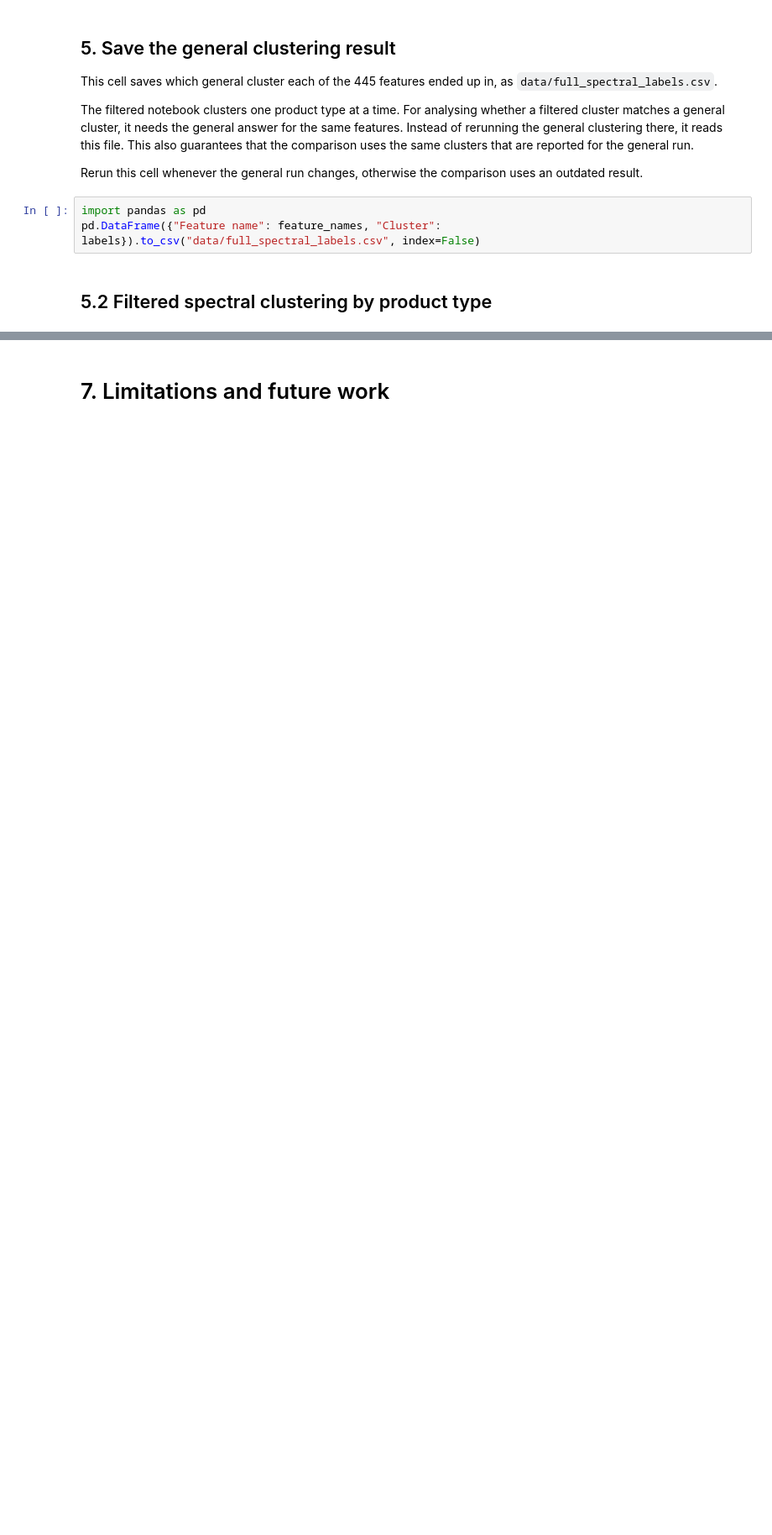
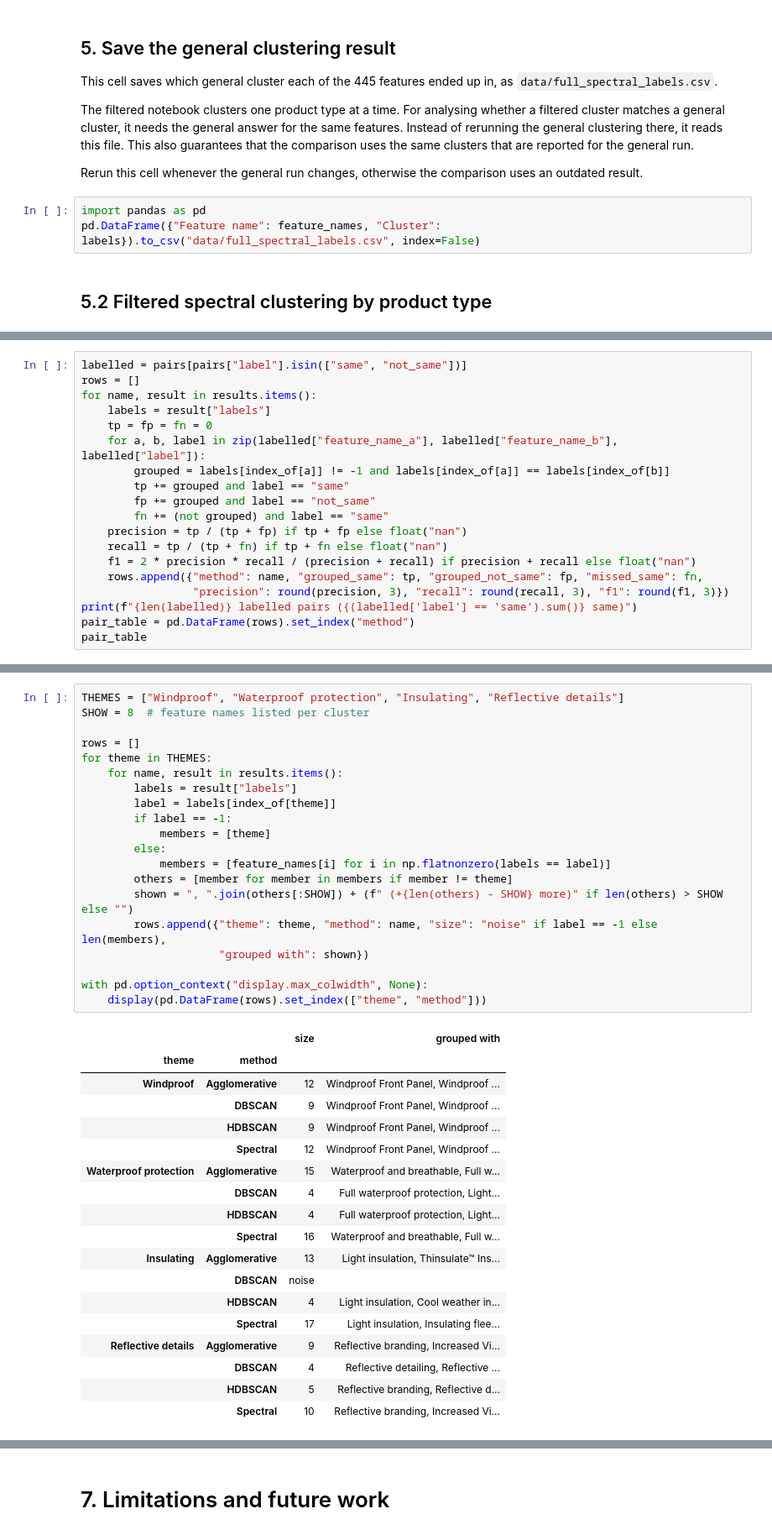
Before and after one commit to dumitritamacarenco/CTFDS-Project, a Jupyter notebook: final_report.ipynb, the cells around one changed output, grey strips where cells are left out. Shown at 84% size. Saved outputs shown, nothing was run; the diff lists cells and outputs as text; blank space fills up the shorter version.

```diff
--- a/final_report.ipynb
+++ b/final_report.ipynb
@@ -2619,0 +2689,19 @@ display(HTML(figure.to_html(full_html=False, include_plotlyjs="cdn")))
+# %%
+labelled = pairs[pairs["label"].isin(["same", "not_same"])]
+rows = []
+for name, result in results.items():
+    labels = result["labels"]
+    tp = fp = fn = 0
+    for a, b, label in zip(labelled["feature_name_a"], labelled["feature_name_b"], labelled["label"]):
+        grouped = labels[index_of[a]] != -1 and labels[index_of[a]] == labels[index_of[b]]
+        tp += grouped and label == "same"
+        fp += grouped and label == "not_same"
+        fn += (not grouped) and label == "same"
+    precision = tp / (tp + fp) if tp + fp else float("nan")
+    recall = tp / (tp + fn) if tp + fn else float("nan")
+    f1 = 2 * precision * recall / (precision + recall) if precision + recall else float("nan")
+    rows.append({"method": name, "grouped_same": tp, "grouped_not_same": fp, "missed_same": fn,
+                 "precision": round(precision, 3), "recall": round(recall, 3), "f1": round(f1, 3)})
+print(f"{len(labelled)} labelled pairs ({(labelled['label'] == 'same').sum()} same)")
+pair_table = pd.DataFrame(rows).set_index("method")
+pair_table
@@ -2619,0 +2722,39 @@ display(HTML(figure.to_html(full_html=False, include_plotlyjs="cdn")))
+# %%
+THEMES = ["Windproof", "Waterproof protection", "Insulating", "Reflective details"]
+SHOW = 8  # feature names listed per cluster
+
+rows = []
+for theme in THEMES:
+    for name, result in results.items():
+        labels = result["labels"]
+        label = labels[index_of[theme]]
+        if label == -1:
+            members = [theme]
+        else:
+            members = [feature_names[i] for i in np.flatnonzero(labels == label)]
+        others = [member for member in members if member != theme]
+        shown = ", ".join(others[:SHOW]) + (f" (+{len(others) - SHOW} more)" if len(others) > SHOW else "")
+        rows.append({"theme": theme, "method": name, "size": "noise" if label == -1 else len(members),
+                     "grouped with": shown})
+
+with pd.option_context("display.max_colwidth", None):
+    display(pd.DataFrame(rows).set_index(["theme", "method"]))
+# %% [output]
+|  |  | size | grouped with |
+| theme | method |  |  |
+| Windproof | Agglomerative | 12 | Windproof Front Panel, Windproof ... |
+|  | DBSCAN | 9 | Windproof Front Panel, Windproof ... |
+|  | HDBSCAN | 9 | Windproof Front Panel, Windproof ... |
+|  | Spectral | 12 | Windproof Front Panel, Windproof ... |
+| Waterproof protection | Agglomerative | 15 | Waterproof and breathable, Full w... |
+|  | DBSCAN | 4 | Full waterproof protection, Light... |
+|  | HDBSCAN | 4 | Full waterproof protection, Light... |
+|  | Spectral | 16 | Waterproof and breathable, Full w... |
+| Insulating | Agglomerative | 13 | Light insulation, Thinsulate™ Ins... |
+|  | DBSCAN | noise |  |
+|  | HDBSCAN | 4 | Light insulation, Cool weather in... |
+|  | Spectral | 17 | Light insulation, Insulating flee... |
+| Reflective details | Agglomerative | 9 | Reflective branding, Increased Vi... |
+|  | DBSCAN | 4 | Reflective detailing, Reflective ... |
+|  | HDBSCAN | 5 | Reflective branding, Reflective d... |
+|  | Spectral | 10 | Reflective branding, Increased Vi... |
```
Also changed, not shown: parts of 36 cells of this notebook.
